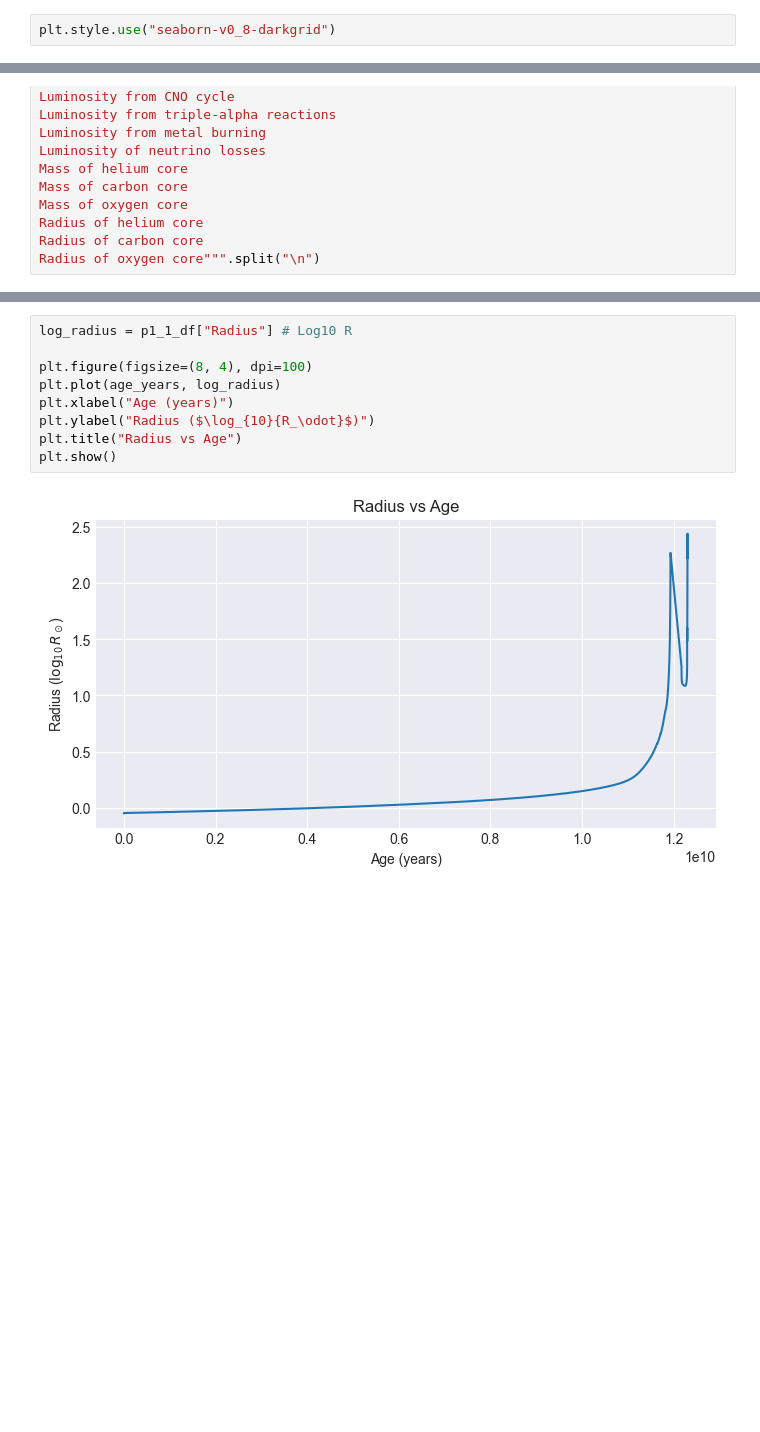
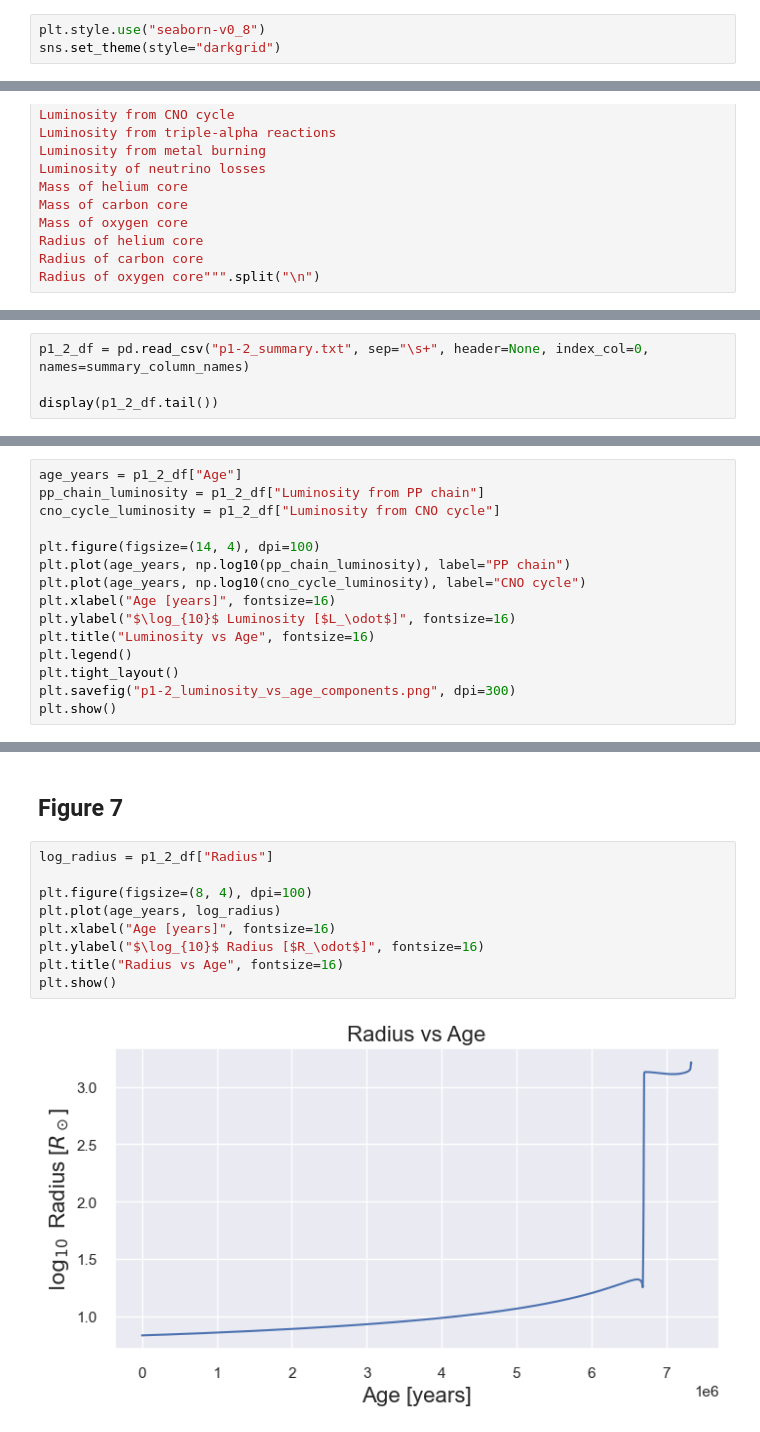
Before and after one commit to GWFrank/GA-2024, a Jupyter notebook: hw4/p1.ipynb, the cells around one changed output, grey strips where cells are left out. Saved outputs shown, nothing was run; the diff lists cells and outputs as text; blank space fills up the shorter version.

```diff
--- a/hw4/p1.ipynb
+++ b/hw4/p1.ipynb
@@ -6,7 +6,8 @@ import pandas as pd
 import matplotlib.pyplot as plt
 import seaborn as sns
 # %%
-plt.style.use("seaborn-v0_8-darkgrid")
+plt.style.use("seaborn-v0_8")
+sns.set_theme(style="darkgrid")
 # %%
 summary_column_names = """Step number
 Age
@@ -77,0 +192,4 @@ plt.show()
+# %%
+p1_2_df = pd.read_csv("p1-2_summary.txt", sep="\s+", header=None, index_col=0, names=summary_column_names)
+
+display(p1_2_df.tail())
@@ -77,0 +205,15 @@ plt.show()
+# %%
+age_years = p1_2_df["Age"]
+pp_chain_luminosity = p1_2_df["Luminosity from PP chain"]
+cno_cycle_luminosity = p1_2_df["Luminosity from CNO cycle"]
+
+plt.figure(figsize=(14, 4), dpi=100)
+plt.plot(age_years, np.log10(pp_chain_luminosity), label="PP chain")
+plt.plot(age_years, np.log10(cno_cycle_luminosity), label="CNO cycle")
+plt.xlabel("Age [years]", fontsize=16)
+plt.ylabel("$\log_{10}$ Luminosity [$L_\odot$]", fontsize=16)
+plt.title("Luminosity vs Age", fontsize=16)
+plt.legend()
+plt.tight_layout()
+plt.savefig("p1-2_luminosity_vs_age_components.png", dpi=300)
+plt.show()
@@ -78,11 +222,13 @@ plt.show()
+# %% [markdown]
+## Figure 7
 # %%
-log_radius = p1_1_df["Radius"] # Log10 R
+log_radius = p1_2_df["Radius"]
 
 plt.figure(figsize=(8, 4), dpi=100)
 plt.plot(age_years, log_radius)
-plt.xlabel("Age (years)")
-plt.ylabel("Radius ($\log_{10}{R_\odot}$)")
-plt.title("Radius vs Age")
+plt.xlabel("Age [years]", fontsize=16)
+plt.ylabel("$\log_{10}$ Radius [$R_\odot$]", fontsize=16)
+plt.title("Radius vs Age", fontsize=16)
 plt.show()
 # %% [output]
-[figure, old version]
+[figure, new version]
```
Also changed, not shown: parts of 29 cells of this notebook, 13 other files.
